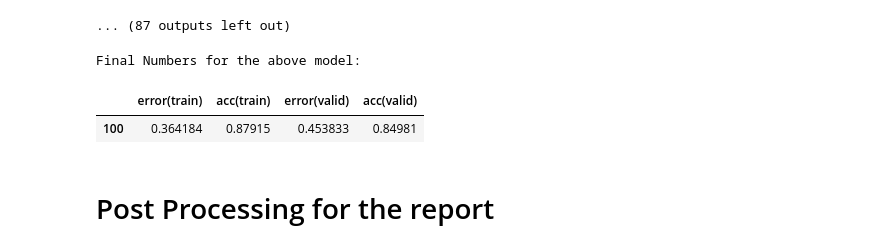
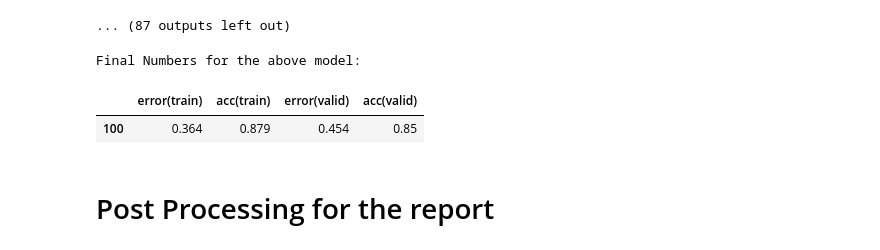
Before and after one commit to FlintyTub49/MLPractical-UoE, a Jupyter notebook: notebooks/Coursework_1.ipynb, the cells around one changed output. Drawn from its saved outputs; the diff is of its cells as text; code cells hidden in the pictures.

```diff
--- a/notebooks/Coursework_1.ipynb
+++ b/notebooks/Coursework_1.ipynb
@@ -617,11 +617,11 @@ Epoch 12: 4.4s to complete
 # %%
 print(f'Final Numbers for the above model:')
 saveModel('l2_0.001', dropout_testing)
-pd.DataFrame(l2_testing[0], columns = [i for i in dropout_testing[1].keys()]).tail(1)
+pd.DataFrame(l2_testing[0], columns = [i for i in dropout_testing[1].keys()]).tail(1).round(3)
 # %% [output]
 Final Numbers for the above model:
 |  | error(train) | acc(train) | error(valid) | acc(valid) |
-| 100 | 0.364184 | 0.87915 | 0.453833 | 0.84981 |
+| 100 | 0.364 | 0.879 | 0.454 | 0.85 |
 # %% [markdown]
 # Post Processing for the report
 # %%
```
Also changed, not shown: parts of 6 cells of this notebook, 10 other files.
